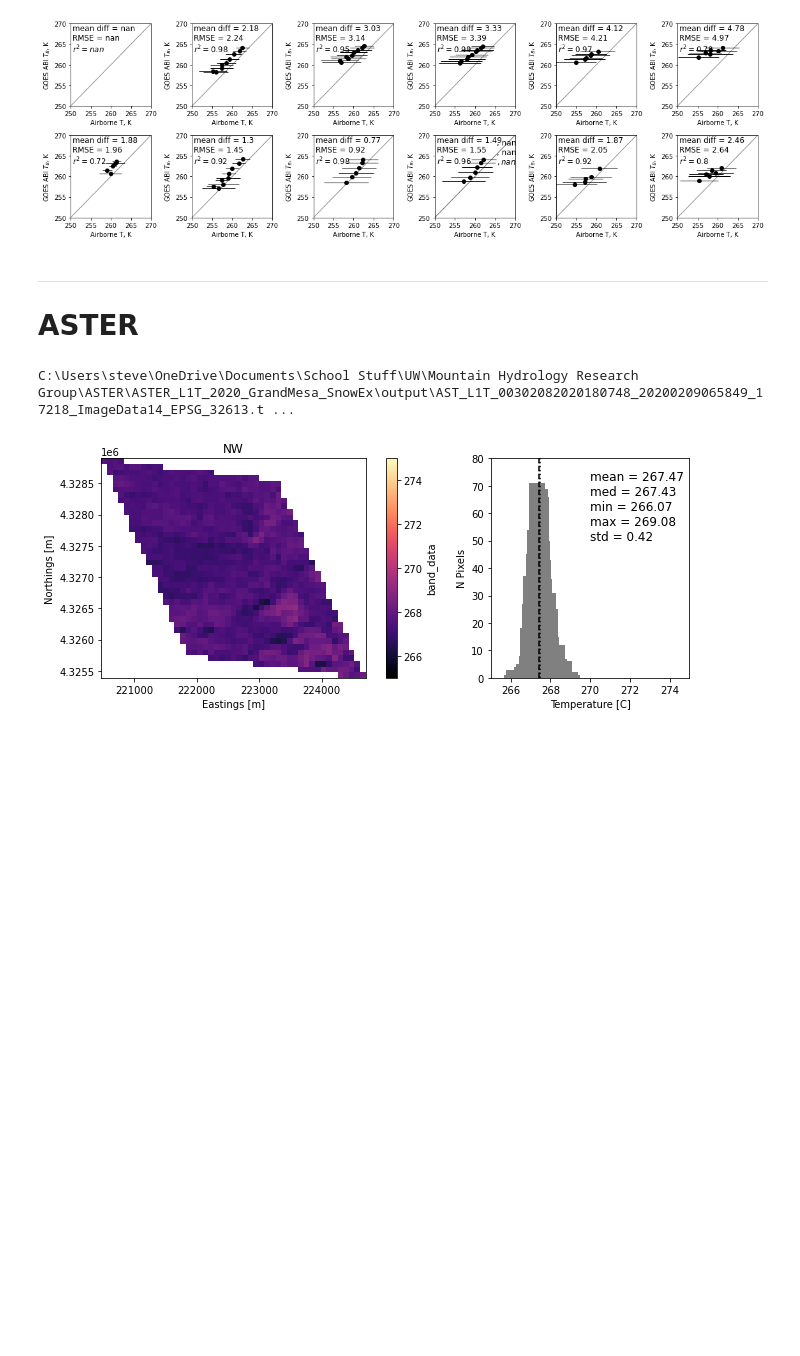
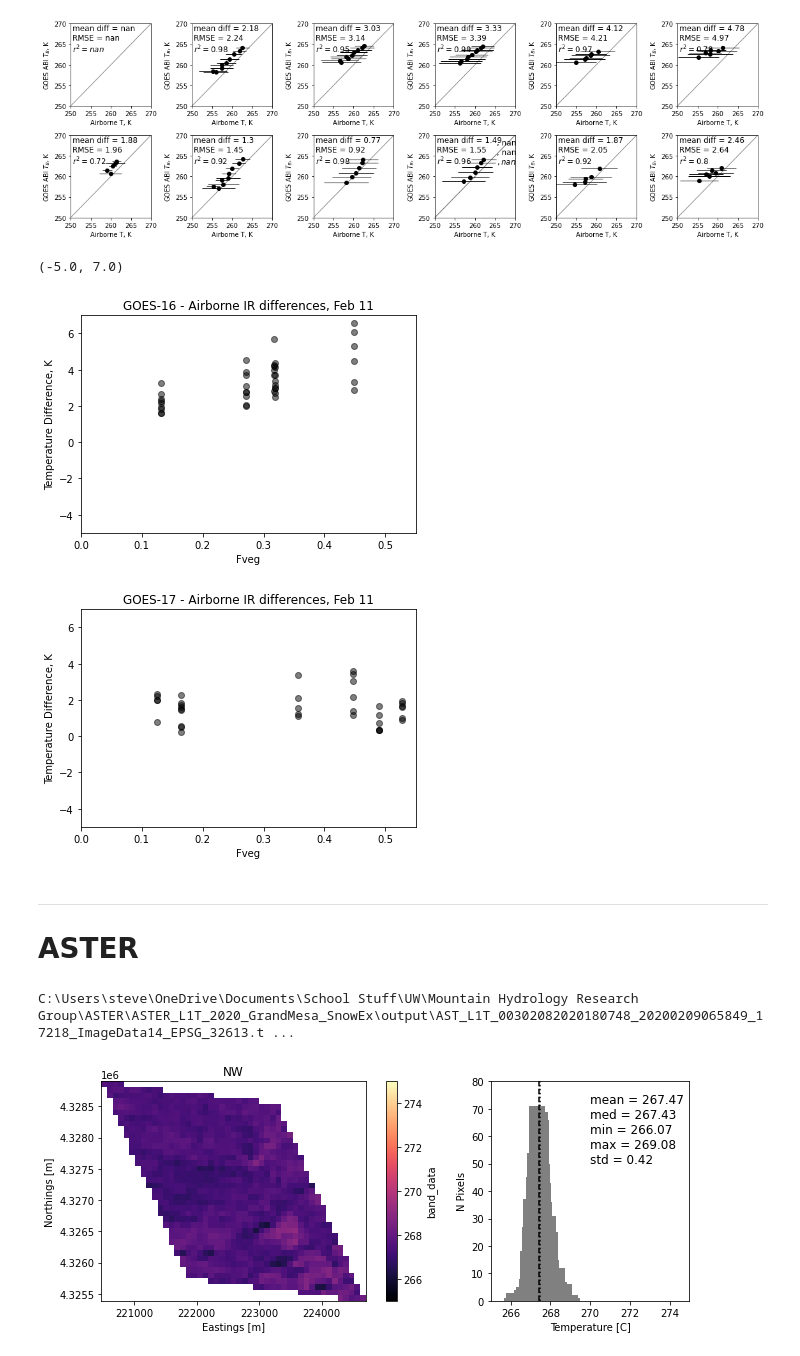
Before and after one commit to spestana/snowex2020, a Jupyter notebook: abi_timeseries.ipynb, the cells around one changed output. Saved outputs shown, nothing was run; the diff lists cells and outputs as text; code cells hidden in the pictures; blank space fills up the shorter version.

```diff
--- a/abi_timeseries.ipynb
+++ b/abi_timeseries.ipynb
@@ -757,10 +808,12 @@ fig, axs = plt.subplots(nrows=2, ncols= 6, figsize=(16,5), tight_layout=True)
 
 [axNW16, axA16, axB16, axC16, axD16, axE16, axNW17, axA17, axB17, axC17, axD17, axE17] = axs.ravel()
 
+diffs16 = []
 # GOES-16 Pixel NW
 
 mean_values, std_values = get_time_window_stats(pixelNW_g16_rad, 'b14_tb_2km', pixelNW_airborneIR_g16_feb11.index, plus_minus_minutes)
 stats_dict = summary_stats(pixelNW_airborneIR_g16_feb11.tb_mean_K.values, np.array(mean_values))
+diffs16.append([np.array(mean_values) - pixelNW_airborneIR_g16_feb11.tb_mean_K.values])
 
 axNW16.plot(pixelNW_airborneIR_g16_feb11.tb_mean_K, mean_values, 'ok')
 axNW16.errorbar(pixelNW_airborneIR_g16_feb11.tb_mean_K, mean_values,
@@ -776,6 +829,7 @@ axNW16.text(text_x, text_y, f'mean diff = {s2}\nRMSE = {s3}\n$r^2 = {s1}$', font
 
 mean_values, std_values = get_time_window_stats(pixelA_g16_rad, 'b14_tb_2km', pixelA_airborneIR_g16_feb11.index, plus_minus_minutes)
 stats_dict = summary_stats(pixelA_airborneIR_g16_feb11.tb_mean_K.values, np.array(mean_values))
+diffs16.append([np.array(mean_values) - pixelA_airborneIR_g16_feb11.tb_mean_K.values])
 
 axA16.plot(pixelA_airborneIR_g16_feb11.tb_mean_K, mean_values, 'ok')
 axA16.errorbar(pixelA_airborneIR_g16_feb11.tb_mean_K, mean_values,
@@ -791,6 +845,7 @@ axA16.text(text_x, text_y, f'mean diff = {s2}\nRMSE = {s3}\n$r^2 = {s1}$', fonts
 
 mean_values, std_values = get_time_window_stats(pixelB_g16_rad, 'b14_tb_2km', pixelB_airborneIR_g16_feb11.index, plus_minus_minutes)
 stats_dict = summary_stats(pixelB_airborneIR_g16_feb11.tb_mean_K.values, np.array(mean_values))
+diffs16.append([np.array(mean_values) - pixelB_airborneIR_g16_feb11.tb_mean_K.values])
 
 axB16.plot(pixelB_airborneIR_g16_feb11.tb_mean_K, mean_values, 'ok')
 axB16.errorbar(pixelB_airborneIR_g16_feb11.tb_mean_K, mean_values,
@@ -806,6 +861,7 @@ axB16.text(text_x, text_y, f'mean diff = {s2}\nRMSE = {s3}\n$r^2 = {s1}$', fonts
 
 mean_values, std_values = get_time_window_stats(pixelC_g16_rad, 'b14_tb_2km', pixelC_airborneIR_g16_feb11.index, plus_minus_minutes)
 stats_dict = summary_stats(pixelC_airborneIR_g16_feb11.tb_mean_K.values, np.array(mean_values))
+diffs16.append([np.array(mean_values) - pixelC_airborneIR_g16_feb11.tb_mean_K.values])
 
 axC16.plot(pixelC_airborneIR_g16_feb11.tb_mean_K, mean_values, 'ok')
 axC16.errorbar(pixelC_airborneIR_g16_feb11.tb_mean_K, mean_values,
@@ -821,6 +877,7 @@ axC16.text(text_x, text_y, f'mean diff = {s2}\nRMSE = {s3}\n$r^2 = {s1}$', fonts
 
 mean_values, std_values = get_time_window_stats(pixelD_g16_rad, 'b14_tb_2km', pixelD_airborneIR_g16_feb11.index, plus_minus_minutes)
 stats_dict = summary_stats(pixelD_airborneIR_g16_feb11.tb_mean_K.values, np.array(mean_values))
+diffs16.append([np.array(mean_values) - pixelD_airborneIR_g16_feb11.tb_mean_K.values])
 
 axD16.plot(pixelD_airborneIR_g16_feb11.tb_mean_K, mean_values, 'ok')
 axD16.errorbar(pixelD_airborneIR_g16_feb11.tb_mean_K, mean_values,
@@ -836,6 +893,8 @@ axD16.text(text_x, text_y, f'mean diff = {s2}\nRMSE = {s3}\n$r^2 = {s1}$', fonts
 
 mean_values, std_values = get_time_window_stats(pixelE_g16_rad, 'b14_tb_2km', pixelE_airborneIR_g16_feb11.index, plus_minus_minutes)
 stats_dict = summary_stats(pixelE_airborneIR_g16_feb11.tb_mean_K.values, np.array(mean_values))
+diffs16.append([np.array(mean_values) - pixelE_airborneIR_g16_feb11.tb_mean_K.values])
+
 
 axE16.plot(pixelE_airborneIR_g16_feb11.tb_mean_K, mean_values, 'ok')
 axE16.errorbar(pixelE_airborneIR_g16_feb11.tb_mean_K, mean_values,
@@ -849,11 +908,14 @@ axE16.text(text_x, text_y, f'mean diff = {s2}\nRMSE = {s3}\n$r^2 = {s1}$', fonts
 
 ################
 
+diffs17 = []
 
 # GOES-17 Pixel NW
 
 mean_values, std_values = get_time_window_stats(pixelNW_g17_rad, 'b14_tb_2km', pixelNW_airborneIR_g17_feb11.index, plus_minus_minutes)
 stats_dict = summary_stats(pixelNW_airborneIR_g17_feb11.tb_mean_K.values, np.array(mean_values))
+diffs17.append([np.array(mean_values) - pixelNW_airborneIR_g17_feb11.tb_mean_K.values])
+
 
 axNW17.plot(pixelNW_airborneIR_g17_feb11.tb_mean_K, mean_values, 'ok')
 axNW17.errorbar(pixelNW_airborneIR_g17_feb11.tb_mean_K, mean_values,
@@ -869,6 +931,8 @@ axNW17.text(text_x, text_y, f'mean diff = {s2}\nRMSE = {s3}\n$r^2 = {s1}$', font
 
 mean_values, std_values = get_time_window_stats(pixelA_g17_rad, 'b14_tb_2km', pixelA_airborneIR_g17_feb11.index, plus_minus_minutes)
 stats_dict = summary_stats(pixelA_airborneIR_g17_feb11.tb_mean_K.values, np.array(mean_values))
+diffs17.append([np.array(mean_values) - pixelA_airborneIR_g17_feb11.tb_mean_K.values])
+
 
 axA17.plot(pixelA_airborneIR_g17_feb11.tb_mean_K, mean_values, 'ok')
 axA17.errorbar(pixelA_airborneIR_g17_feb11.tb_mean_K, mean_values,
@@ -884,6 +948,8 @@ axA17.text(text_x, text_y, f'mean diff = {s2}\nRMSE = {s3}\n$r^2 = {s1}$', fonts
 
 mean_values, std_values = get_time_window_stats(pixelB_g17_rad, 'b14_tb_2km', pixelB_airborneIR_g17_feb11.index, plus_minus_minutes)
 stats_dict = summary_stats(pixelB_airborneIR_g17_feb11.tb_mean_K.values, np.array(mean_values))
+diffs17.append([np.array(mean_values) - pixelB_airborneIR_g17_feb11.tb_mean_K.values])
+
 
 axB17.plot(pixelB_airborneIR_g17_feb11.tb_mean_K, mean_values, 'ok')
 axB17.errorbar(pixelB_airborneIR_g17_feb11.tb_mean_K, mean_values,
@@ -899,6 +965,8 @@ axB17.text(text_x, text_y, f'mean diff = {s2}\nRMSE = {s3}\n$r^2 = {s1}$', fonts
 
 mean_values, std_values = get_time_window_stats(pixelC1_g17_rad, 'b14_tb_2km', pixelC1_airborneIR_g17_feb11.index, plus_minus_minutes)
 stats_dict = summary_stats(pixelC1_airborneIR_g17_feb11.tb_mean_K.values, np.array(mean_values))
+diffs17.append([np.array(mean_values) - pixelC1_airborneIR_g17_feb11.tb_mean_K.values])
+
 
 axC17.plot(pixelC1_airborneIR_g17_feb11.tb_mean_K, mean_values, 'ok')
 axC17.errorbar(pixelC1_airborneIR_g17_feb11.tb_mean_K, mean_values,
@@ -914,6 +982,8 @@ axC17.text(text_x, text_y, f'mean diff = {s2}\nRMSE = {s3}\n$r^2 = {s1}$', fonts
 
 mean_values, std_values = get_time_window_stats(pixelC2_g17_rad, 'b14_tb_2km', pixelC2_airborneIR_g17_feb11.index, plus_minus_minutes)
 stats_dict = summary_stats(pixelC2_airborneIR_g17_feb11.tb_mean_K.values, np.array(mean_values))
+diffs17.append([np.array(mean_values) - pixelC2_airborneIR_g17_feb11.tb_mean_K.values])
+
 
 axC17.plot(pixelC2_airborneIR_g17_feb11.tb_mean_K, mean_values, 'ok')
 axC17.errorbar(pixelC2_airborneIR_g17_feb11.tb_mean_K, mean_values,
@@ -929,6 +999,8 @@ axC17.text(text_x+15, text_y, f', {s2}\n, {s3}\n$, {s1}$', fontsize=12)
 
 mean_values, std_values = get_time_window_stats(pixelD_g17_rad, 'b14_tb_2km', pixelD_airborneIR_g17_feb11.index, plus_minus_minutes)
 stats_dict = summary_stats(pixelD_airborneIR_g17_feb11.tb_mean_K.values, np.array(mean_values))
+diffs17.append([np.array(mean_values) - pixelD_airborneIR_g17_feb11.tb_mean_K.values])
+
 
 axD17.plot(pixelD_airborneIR_g17_feb11.tb_mean_K, mean_values, 'ok')
 axD17.errorbar(pixelD_airborneIR_g17_feb11.tb_mean_K, mean_values,
@@ -944,6 +1016,7 @@ axD17.text(text_x, text_y, f'mean diff = {s2}\nRMSE = {s3}\n$r^2 = {s1}$', fonts
 
 mean_values, std_values = get_time_window_stats(pixelE_g17_rad, 'b14_tb_2km', pixelE_airborneIR_g17_feb11.index, plus_minus_minutes)
 stats_dict = summary_stats(pixelE_airborneIR_g17_feb11.tb_mean_K.values, np.array(mean_values))
+diffs17.append([np.array(mean_values) - pixelE_airborneIR_g17_feb11.tb_mean_K.values])
 
 axE17.plot(pixelE_airborneIR_g17_feb11.tb_mean_K, mean_values, 'ok')
 axE17.errorbar(pixelE_airborneIR_g17_feb11.tb_mean_K, mean_values,
@@ -964,6 +1037,28 @@ for this_ax in axs.ravel():
     this_ax.set_ylim(min_ax,max_ax)
 # %% [output]
 [figure]
+# %%
+fig, ax = plt.subplots()
+for i, px in enumerate(diffs16):
+    ax.plot(len(px)*tcc20_mean_g16[i], px, linestyle='none', marker='o', c='k', alpha=0.5)
+ax.set_title('GOES-16 - Airborne IR differences, Feb 11')
+ax.set_ylabel('Temperature Difference, K')
+ax.set_xlabel('Fveg')
+ax.set_xlim(0,0.55)
+ax.set_ylim(-5,7)
+
+fig, ax = plt.subplots()
+for i, px in enumerate(diffs17):
+    ax.plot(len(px)*tcc20_mean_g17[i], px, linestyle='none', marker='o', c='k', alpha=0.5)
+ax.set_title('GOES-17 - Airborne IR differences, Feb 11')
+ax.set_ylabel('Temperature Difference, K')
+ax.set_xlabel('Fveg')
+ax.set_xlim(0,0.55)
+ax.set_ylim(-5,7)
+# %% [output]
+(-5.0, 7.0)
+[figure, added]
+[figure, added]
 # %% [markdown]
 ---
 # ASTER
```
Also changed, not shown: parts of 3 cells of this notebook.
